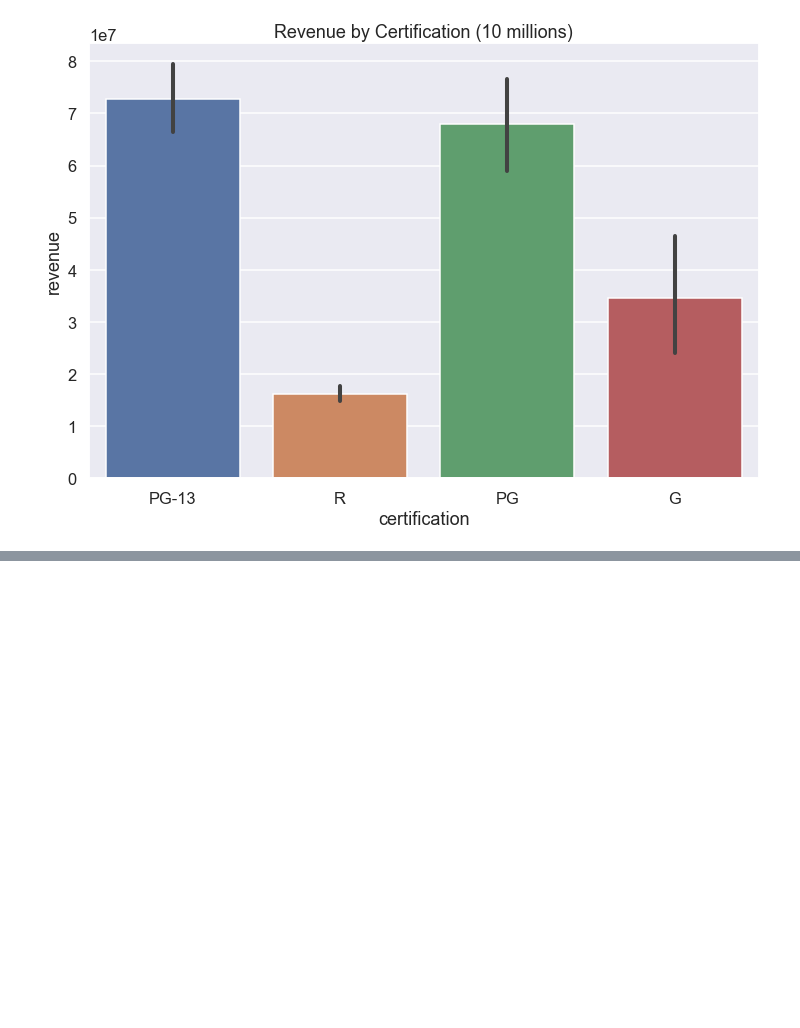
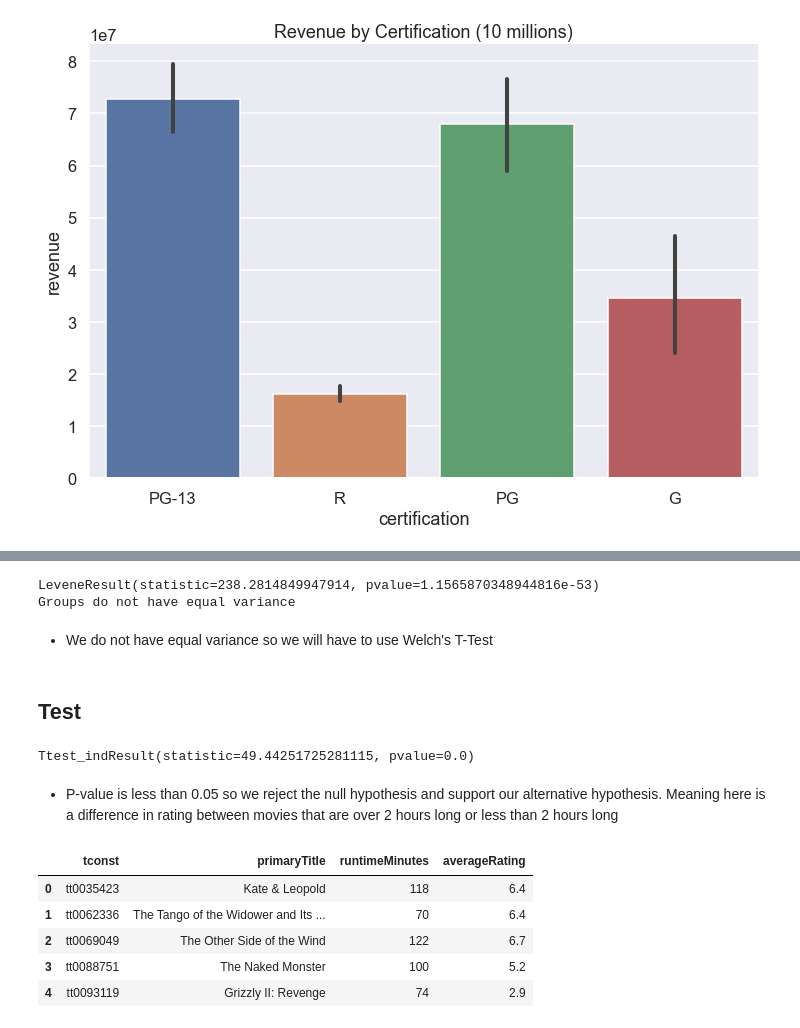
Before and after one commit to bustyAI/Movie-Project, a Jupyter notebook: Part 4 Hypothesis Testing.ipynb, the cells around one changed output, grey strips where cells are left out. Saved outputs shown, nothing was run; the diff lists cells and outputs as text; code cells hidden in the pictures; blank space fills up the shorter version.

```diff
--- a/Part 4 Hypothesis Testing.ipynb
+++ b/Part 4 Hypothesis Testing.ipynb
@@ -211,0 +357,30 @@ plt.title("Revenue by Certification (10 millions)");
+# %%
+results = stats.levene(two_hour, less_two_hour)
+print(results)
+if results.pvalue < 0.05:
+    print("Groups do not have equal variance")
+else:
+    print("Groups have equal variance")
+# %% [output]
+LeveneResult(statistic=238.2814849947914, pvalue=1.1565870348944816e-53)
+Groups do not have equal variance
+# %% [markdown]
+- We do not have equal variance so we will have to use Welch's T-Test
+# %% [markdown]
+## Test
+# %%
+results = stats.ttest_ind(two_hour, less_two_hour, equal_var=False)
+results
+# %% [output]
+Ttest_indResult(statistic=49.44251725281115, pvalue=0.0)
+# %% [markdown]
+- P-value is less than 0.05 so we reject the null hypothesis and support our alternative hypothesis. Meaning here is a difference in rating between movies that are over 2 hours long or less than 2 hours long
+# %%
+movie_df.head()
+# %% [output]
+|  | tconst | primaryTitle | runtimeMinutes | averageRating |
+| 0 | tt0035423 | Kate & Leopold | 118 | 6.4 |
+| 1 | tt0062336 | The Tango of the Widower and Its ... | 70 | 6.4 |
+| 2 | tt0069049 | The Other Side of the Wind | 122 | 6.7 |
+| 3 | tt0088751 | The Naked Monster | 100 | 5.2 |
+| 4 | tt0093119 | Grizzly II: Revenge | 74 | 2.9 |
```
Also changed, not shown: parts of 33 cells of this notebook.
